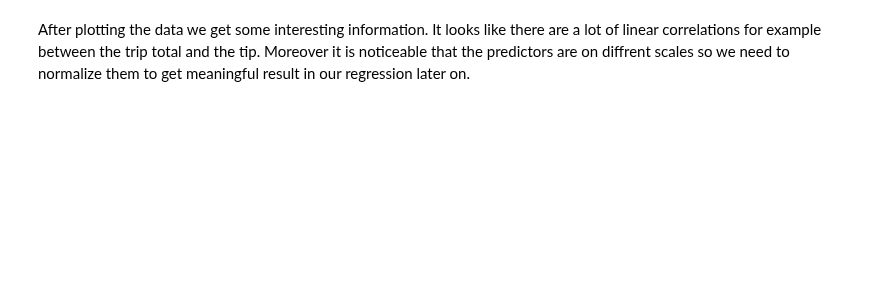
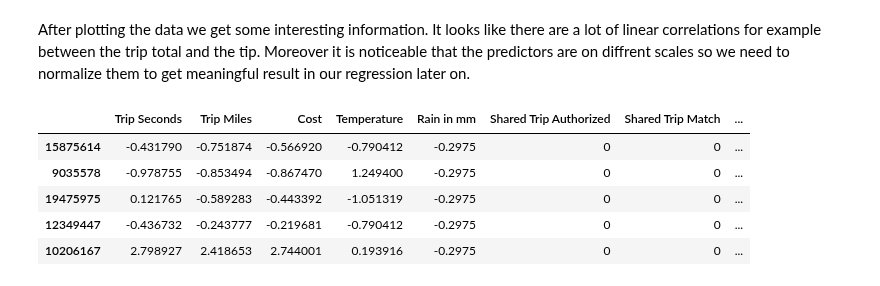
Before and after one commit to mrennefo/DSML-Project, a Jupyter notebook: DSML-Project.ipynb, the cells around one changed output. Cells and saved outputs as stored; diff of their text form; code cells hidden in the pictures; blank space fills up the shorter version.

```diff
--- a/DSML-Project.ipynb
+++ b/DSML-Project.ipynb
@@ -333,21 +336,26 @@ After plotting the data we get some interesting information. It looks like there
 # %%
 #Select which Data to normalize (no Dummy Variables)
 columns_to_normalize = ["Trip Seconds", "Trip Miles", "Cost", "Temperature", "Rain in mm"]
 
 
 x_train_data_scaled = x_train_data.copy()
 x_val_data_scaled = x_val_data.copy()
 x_test_data_scaled = x_test_data.copy()
 
 
 #Normalize data
 scaler = StandardScaler()
 x_train_data_scaled[columns_to_normalize] = scaler.fit_transform(x_train_data[columns_to_normalize])
 #Hier nur noch transform verwenden, damit Mittelwert und Standardabweichung nicht neu berechnet werden
 x_val_data_scaled[columns_to_normalize] = scaler.transform(x_val_data[columns_to_normalize])
 x_test_data_scaled[columns_to_normalize] = scaler.transform(x_test_data[columns_to_normalize])
 
 
-#x_train_data_scaled = pd.DataFrame(x_train_data_scaled)
-#x_train_data_scaled.head()
-#x_train_data.head()
+x_train_data_scaled.head()
+# %% [output]
+|  | Trip Seconds | Trip Miles | Cost | Temperature | Rain in mm | Shared Trip Authorized | Shared Trip Match | ... |
+| 15875614 | -0.431790 | -0.751874 | -0.566920 | -0.790412 | -0.2975 | 0 | 0 | ... |
+| 9035578 | -0.978755 | -0.853494 | -0.867470 | 1.249400 | -0.2975 | 0 | 0 | ... |
+| 19475975 | 0.121765 | -0.589283 | -0.443392 | -1.051319 | -0.2975 | 0 | 0 | ... |
+| 12349447 | -0.436732 | -0.243777 | -0.219681 | -0.790412 | -0.2975 | 0 | 0 | ... |
+| 10206167 | 2.798927 | 2.418653 | 2.744001 | 0.193916 | -0.2975 | 0 | 0 | ... |
```
Also changed, not shown: parts of 11 cells of this notebook.
